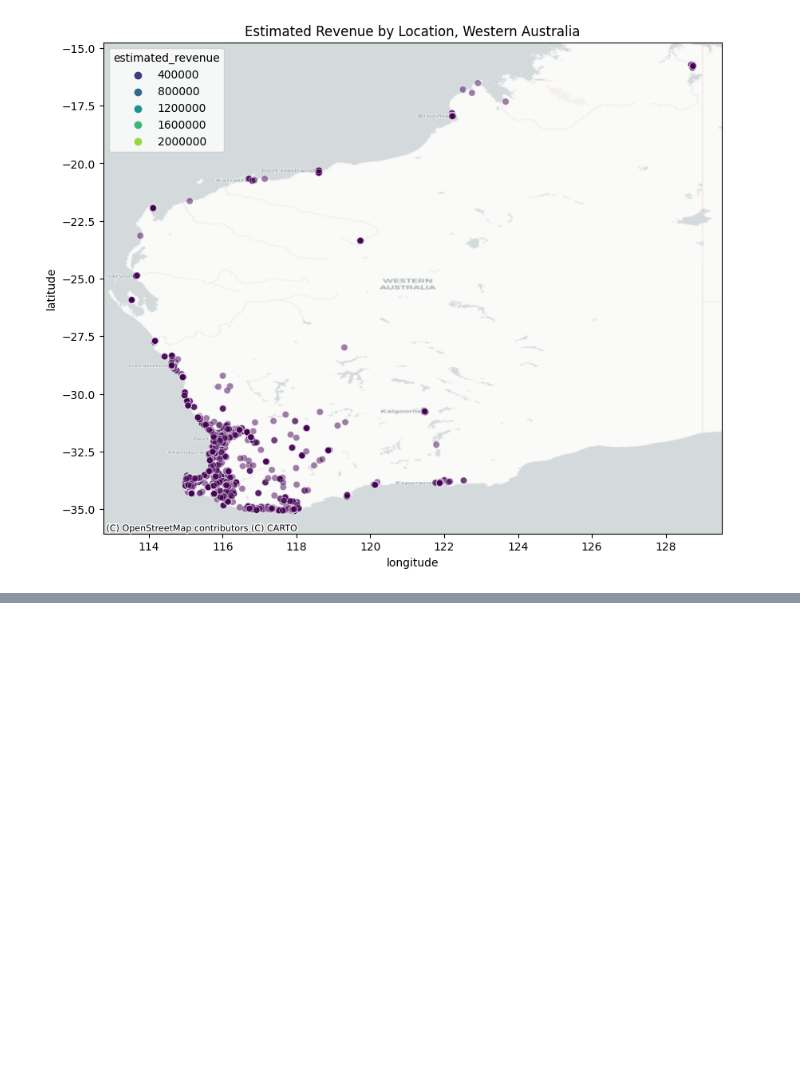
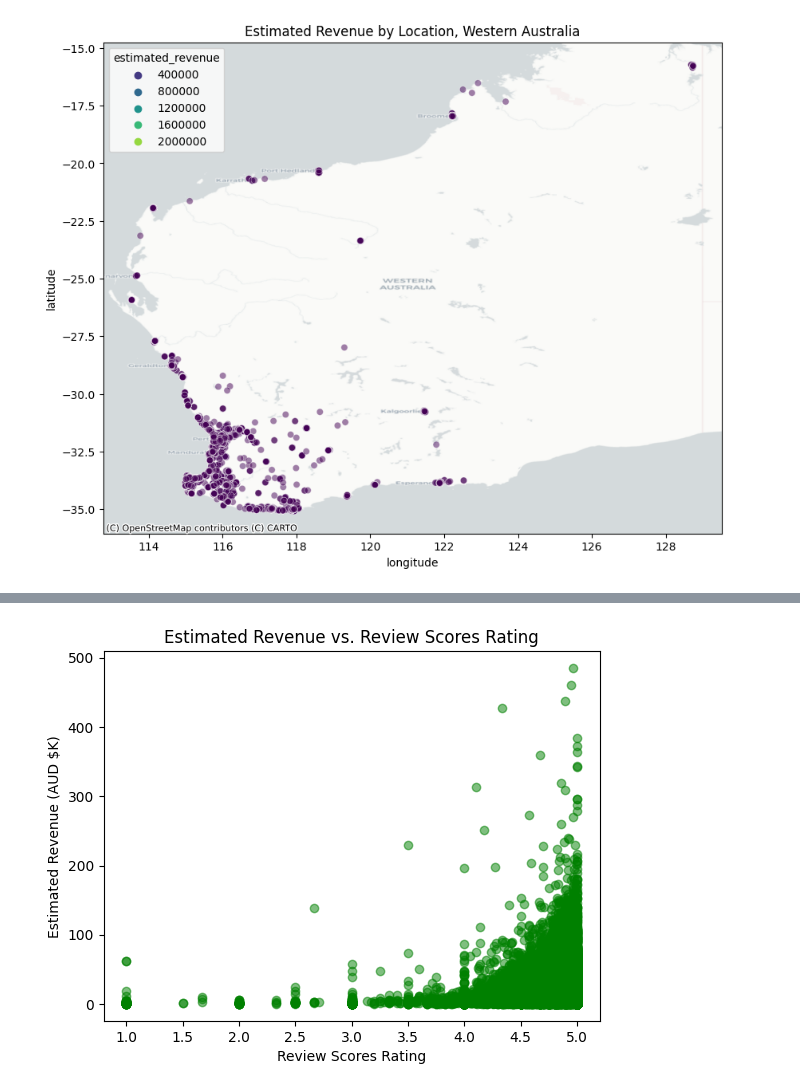
Before and after one commit to jxcksonli/airbnb-australia-price-analysis, a Jupyter notebook: airbnbn-analysis.ipynb, the cells around one changed output, grey strips where cells are left out. Cells and saved outputs as stored; diff of their text form; code cells hidden in the pictures; blank space fills up the shorter version.

```diff
--- a/airbnbn-analysis.ipynb
+++ b/airbnbn-analysis.ipynb
@@ -233,0 +273,8 @@ Western Australia: Perth inner suburbs, Fremantle\
+# %%
+plt.scatter(combined['review_scores_rating'], combined['estimated_revenue'] / 1000, alpha=0.5, color = 'green')
+plt.xlabel('Review Scores Rating')
+plt.ylabel('Estimated Revenue (AUD $K)')
+plt.title('Estimated Revenue vs. Review Scores Rating')
+plt.show()
+# %% [output]
+[figure, added]
```
Also changed, not shown: parts of 9 cells of this notebook.
